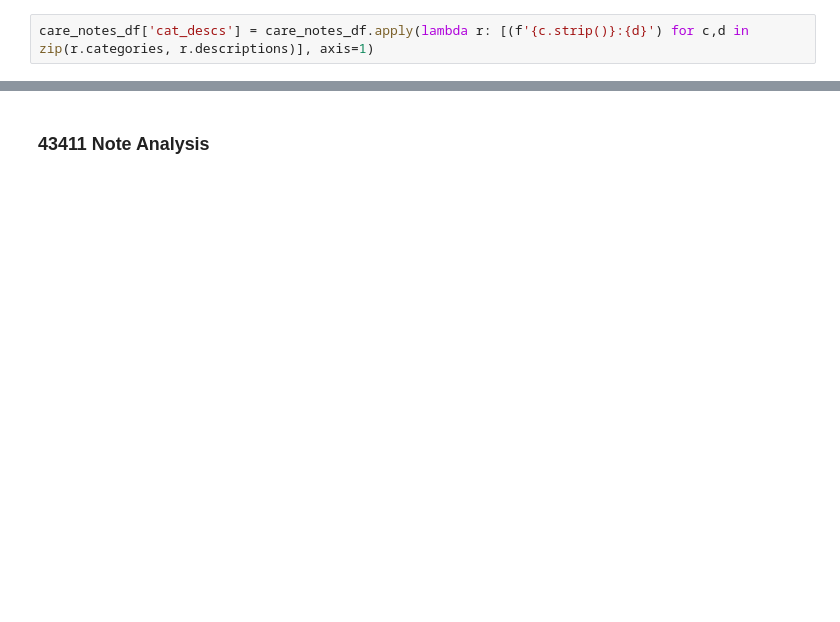
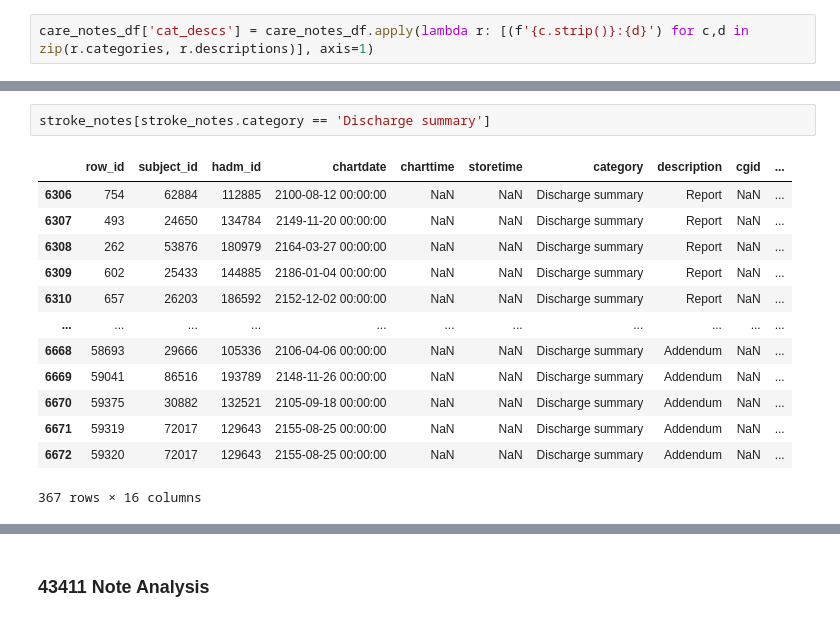
Before and after one commit to tomolopolis/clinical_sum, a Jupyter notebook: Redundnacy_Exploration.ipynb, the cells around one changed output, grey strips where cells are left out. Drawn from its saved outputs; the diff is of its cells as text; blank space fills up the shorter version.

```diff
--- a/Redundnacy_Exploration.ipynb
+++ b/Redundnacy_Exploration.ipynb
@@ -135,3 +368,19 @@ def compute_avgs(results_df: pd.DataFrame) -> pd.DataFrame:
+# %%
+stroke_notes[stroke_notes.category == 'Discharge summary']
+# %% [output]
+|  | row_id | subject_id | hadm_id | chartdate | charttime | storetime | category | description | cgid | ... |
+| 6306 | 754 | 62884 | 112885 | 2100-08-12 00:00:00 | NaN | NaN | Discharge summary | Report | NaN | ... |
+| 6307 | 493 | 24650 | 134784 | 2149-11-20 00:00:00 | NaN | NaN | Discharge summary | Report | NaN | ... |
+| 6308 | 262 | 53876 | 180979 | 2164-03-27 00:00:00 | NaN | NaN | Discharge summary | Report | NaN | ... |
+| 6309 | 602 | 25433 | 144885 | 2186-01-04 00:00:00 | NaN | NaN | Discharge summary | Report | NaN | ... |
+| 6310 | 657 | 26203 | 186592 | 2152-12-02 00:00:00 | NaN | NaN | Discharge summary | Report | NaN | ... |
+| ... | ... | ... | ... | ... | ... | ... | ... | ... | ... | ... |
+| 6668 | 58693 | 29666 | 105336 | 2106-04-06 00:00:00 | NaN | NaN | Discharge summary | Addendum | NaN | ... |
+| 6669 | 59041 | 86516 | 193789 | 2148-11-26 00:00:00 | NaN | NaN | Discharge summary | Addendum | NaN | ... |
+| 6670 | 59375 | 30882 | 132521 | 2105-09-18 00:00:00 | NaN | NaN | Discharge summary | Addendum | NaN | ... |
+| 6671 | 59319 | 72017 | 129643 | 2155-08-25 00:00:00 | NaN | NaN | Discharge summary | Addendum | NaN | ... |
+| 6672 | 59320 | 72017 | 129643 | 2155-08-25 00:00:00 | NaN | NaN | Discharge summary | Addendum | NaN | ... |
+367 rows × 16 columns
 # %%
 print('Token level / global note redundancy with concurrent notes:')
 print(f'Overall Average Internote type redundnacy:{results_df.avg_diff_ratio.sum() / results_df.avg_diff_ratio.shape[0]}')
```
Also changed, not shown: parts of 71 cells of this notebook.
